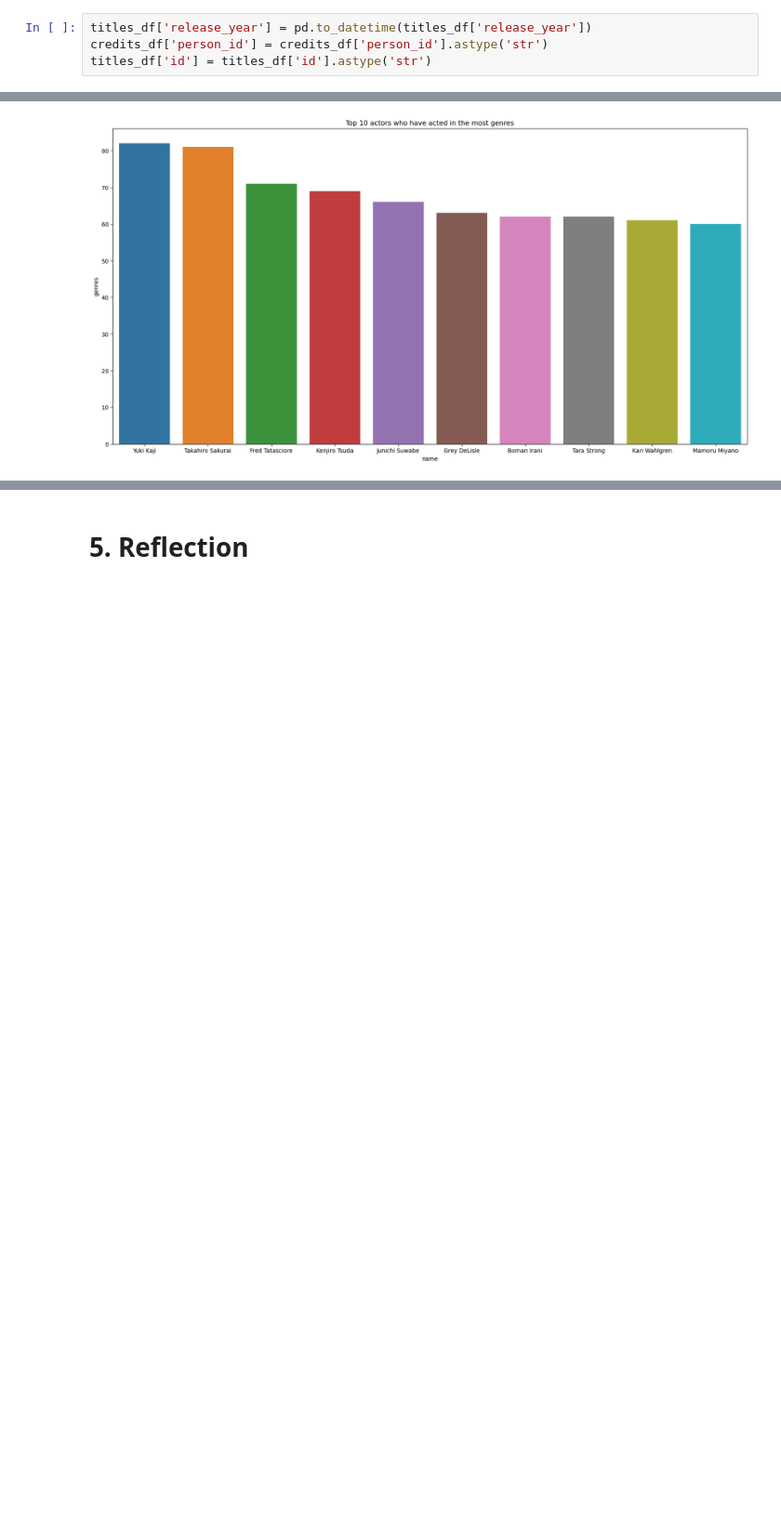
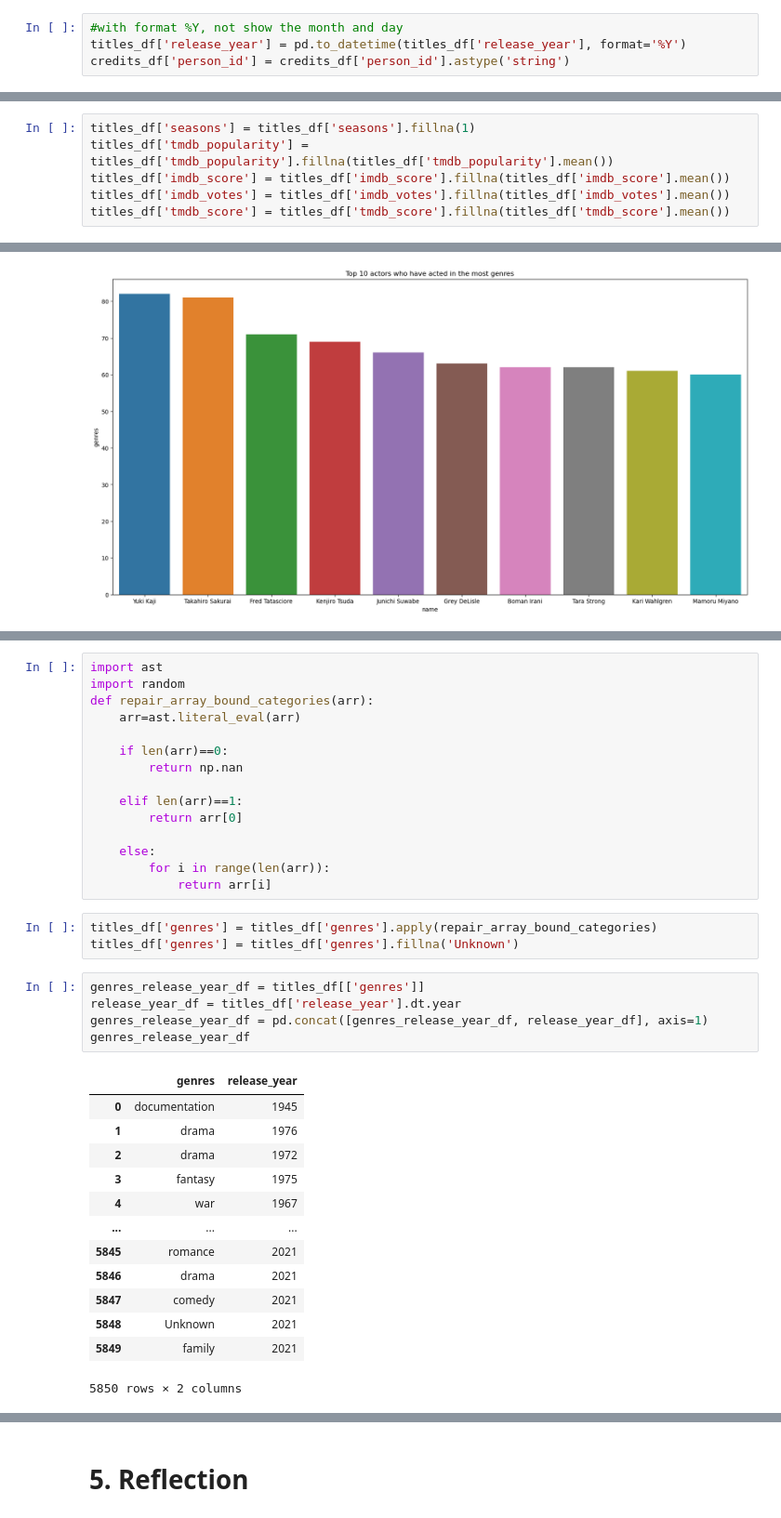
Before and after one commit to lephu13502/Movies-and-TV-Shows-Analysis, a Jupyter notebook: NetflixMoviesAndTVShows.ipynb, the cells around one changed output, grey strips where cells are left out. Shown at 93% size. Cells and saved outputs as stored; diff of their text form; blank space fills up the shorter version.

```diff
--- a/NetflixMoviesAndTVShows.ipynb
+++ b/NetflixMoviesAndTVShows.ipynb
@@ -163,9 +164,9 @@ dtype: object
 # %% [markdown]
 Convert realease_year to datetime and person_id, id to string
 # %%
-titles_df['release_year'] = pd.to_datetime(titles_df['release_year'])
-credits_df['person_id'] = credits_df['person_id'].astype('str')
-titles_df['id'] = titles_df['id'].astype('str')
+#with format %Y, not show the month and day
+titles_df['release_year'] = pd.to_datetime(titles_df['release_year'], format='%Y')
+credits_df['person_id'] = credits_df['person_id'].astype('string')
 # %%
 titles_df.dtypes
 # %% [output]
@@ -304,3 +309,9 @@ titles_df['seasons'] = titles_df['seasons'].fillna(1)
+# %%
+titles_df['seasons'] = titles_df['seasons'].fillna(1)
+titles_df['tmdb_popularity'] = titles_df['tmdb_popularity'].fillna(titles_df['tmdb_popularity'].mean())
+titles_df['imdb_score'] = titles_df['imdb_score'].fillna(titles_df['imdb_score'].mean())
+titles_df['imdb_votes'] = titles_df['imdb_votes'].fillna(titles_df['imdb_votes'].mean())
+titles_df['tmdb_score'] = titles_df['tmdb_score'].fillna(titles_df['tmdb_score'].mean())
 # %% [markdown]
 Analyzing data to answer this question:
 * Filter the data having seasons is 1 and type is TV Show
@@ -379,0 +403,37 @@ Text(0.5, 1.0, 'Top 10 actors who have acted in the most genres')
+# %%
+import ast
+import random
+def repair_array_bound_categories(arr):
+    arr=ast.literal_eval(arr)
+
+    if len(arr)==0:
+        return np.nan
+
+    elif len(arr)==1:
+        return arr[0]
+
+    else:
+        for i in range(len(arr)):
+            return arr[i]
+# %%
+titles_df['genres'] = titles_df['genres'].apply(repair_array_bound_categories)
+titles_df['genres'] = titles_df['genres'].fillna('Unknown')
+# %%
+genres_release_year_df = titles_df[['genres']]
+release_year_df = titles_df['release_year'].dt.year
+genres_release_year_df = pd.concat([genres_release_year_df, release_year_df], axis=1)
+genres_release_year_df
+# %% [output]
+|  | genres | release_year |
+| 0 | documentation | 1945 |
+| 1 | drama | 1976 |
+| 2 | drama | 1972 |
+| 3 | fantasy | 1975 |
+| 4 | war | 1967 |
+| ... | ... | ... |
+| 5845 | romance | 2021 |
+| 5846 | drama | 2021 |
+| 5847 | comedy | 2021 |
+| 5848 | Unknown | 2021 |
+| 5849 | family | 2021 |
+5850 rows × 2 columns
```
Also changed, not shown: parts of 25 cells of this notebook.
